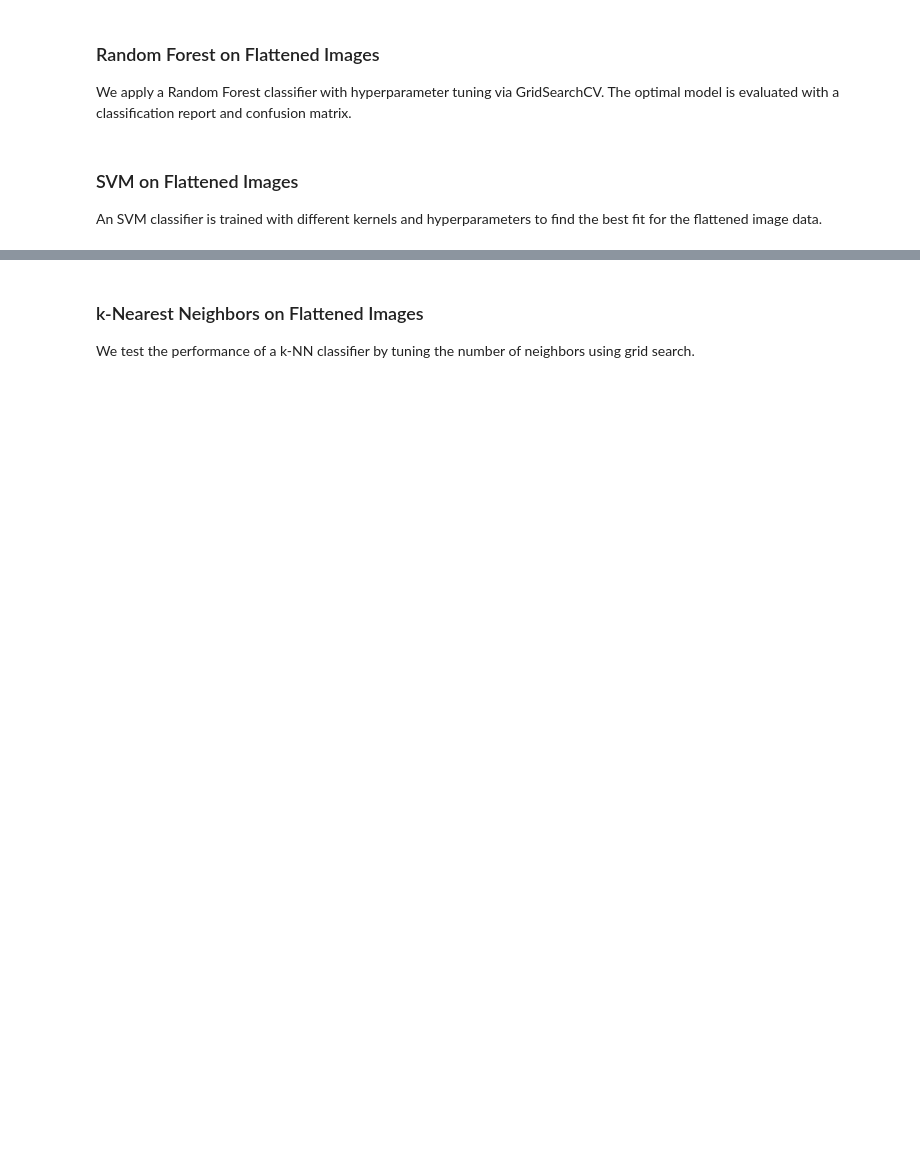
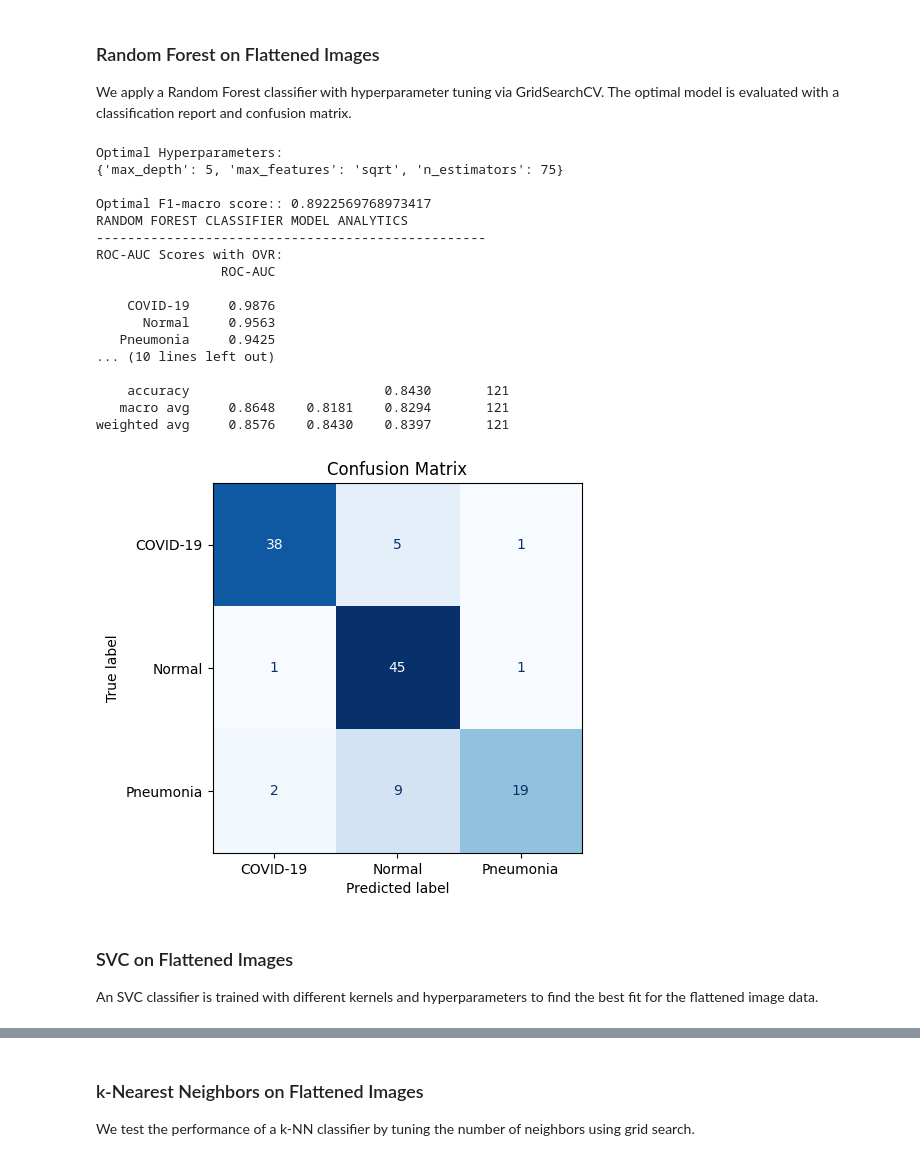
Before and after one commit to bdog18/ChestXRayClassifier, a Jupyter notebook: main.ipynb, the cells around one changed output, grey strips where cells are left out. Cells and saved outputs as stored; diff of their text form; code cells hidden in the pictures; blank space fills up the shorter version.

```diff
--- a/main.ipynb
+++ b/main.ipynb
@@ -276,40 +428,55 @@ X_test = StandardScaler().fit_transform(X_test)
 We apply a Random Forest classifier with hyperparameter tuning via GridSearchCV. The optimal model is evaluated with a classification report and confusion matrix.
 # %%
 from sklearn.ensemble import RandomForestClassifier
-rf = RandomForestClassifier(random_state=42)
+
+rf_flat = RandomForestClassifier(random_state=RANDOM_STATE)
+
 param_grid = {
-    'max_depth': list(range(5, 51)),
+    'max_depth': range(5, 51, 5),
     'max_features': ['sqrt', 'log2'],
-    'n_estimators': list(range(50, 151))}
+    'n_estimators': range(50, 151, 5)}
+
 grid_search = GridSearchCV(
-    rf,
+    rf_flat,
     param_grid=param_grid,
     cv=5,
     scoring='f1_macro',
     n_jobs=-1,
     verbose=0)
-grid_search.fit(X_train, y_train)
+
+grid_search.fit(X_train_flat, y_train_flat)
+
 print("Optimal Hyperparameters:")
 print(grid_search.best_params_)
+
 print(f"\nOptimal F1-macro score:: {grid_search.best_score_}")
 
-rf = RandomForestClassifier(n_estimators=grid_search.best_params_['n_estimators'],
-                            max_depth=grid_search.best_params_['max_depth'],
-                            max_features=grid_search.best_params_['max_features'],
-                            random_state=42)
-rf.fit(X_train, y_train)
-y_pred = rf.predict(X_test)
-print("\nClassification Report:")
-print(classification_report(y_test, y_pred))
-print("\nConfusion Matrix:")
-ConfusionMatrixDisplay.from_predictions(y_true= y_test,
-                                        y_pred= y_pred,
-                                        display_labels=label_map.values(),
-                                        cmap=plt.cm.Blues,
-                                        colorbar=False)
-plt.show()
+# Set best estimator as model
+rf_flat = grid_search.best_estimator_
+
+# Get Results from Model
+get_model_analytics(rf_flat, X_test_flat, y_test_flat)
+# %% [output]
+Optimal Hyperparameters:
+{'max_depth': 5, 'max_features': 'sqrt', 'n_estimators': 75}
+
+Optimal F1-macro score:: 0.8922569768973417
+RANDOM FOREST CLASSIFIER MODEL ANALYTICS
+--------------------------------------------------
+ROC-AUC Scores with OVR:
+                ROC-AUC
+
+    COVID-19     0.9876
+      Normal     0.9563
+   Pneumonia     0.9425
+... (10 lines left out)
+
+    accuracy                         0.8430       121
+   macro avg     0.8648    0.8181    0.8294       121
+weighted avg     0.8576    0.8430    0.8397       121
+[figure, added]
 # %% [markdown]
-### SVM on Flattened Images
-An SVM classifier is trained with different kernels and hyperparameters to find the best fit for the flattened image data.
+### SVC on Flattened Images
+An SVC classifier is trained with different kernels and hyperparameters to find the best fit for the flattened image data.
 # %%
 from sklearn.svm import SVC
```
Also changed, not shown: parts of 36 cells of this notebook.
